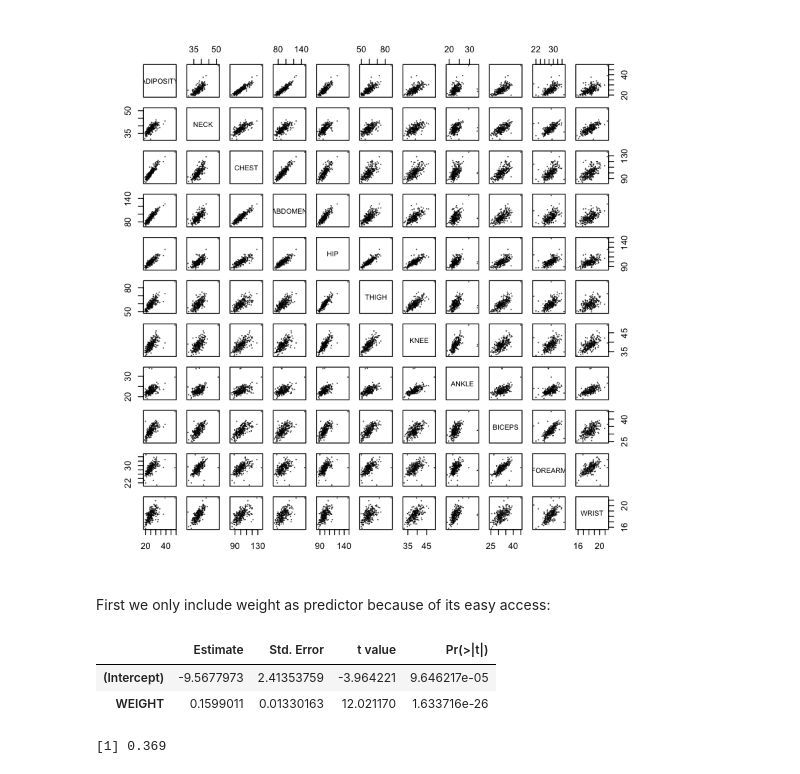
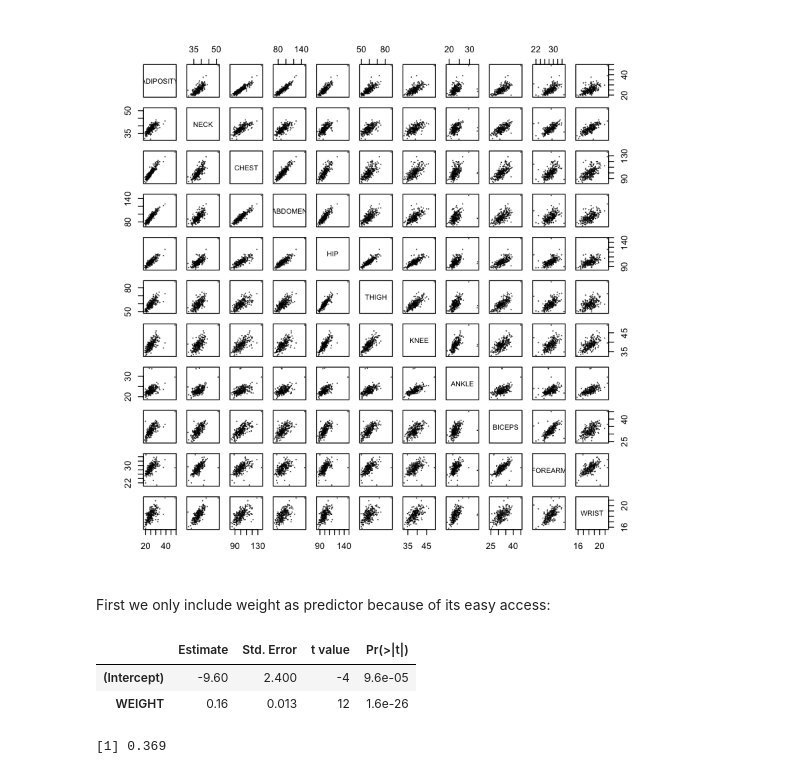
Before and after one commit to NingShen1997/Bodyfat_Project, a Jupyter notebook: Codes/BodyfatCalculatorDevelopment_Detailed.ipynb, the cells around one changed output. Cells and saved outputs as stored; diff of their text form; code cells hidden in the pictures.

```diff
--- a/Codes/BodyfatCalculatorDevelopment_Detailed.ipynb
+++ b/Codes/BodyfatCalculatorDevelopment_Detailed.ipynb
@@ -144,12 +144,12 @@ pairs(Dat.sub[,7:17],cex = 0.1)
 # %% [markdown]
 First we only include weight as predictor because of its easy access:
 # %%
-model0 = lm(BODYFAT~WEIGHT, data = Dat.sub) ###
-summary(model0)$coef
+model0 = lm(BODYFAT~WEIGHT, data = Dat.sub)
+signif(summary(model0)$coef,2)
 # %% [output]
 |  | Estimate | Std. Error | t value | Pr(>|t|) |
-| (Intercept) | -9.5677973 | 2.41353759 | -3.964221 | 9.646217e-05 |
-| WEIGHT | 0.1599011 | 0.01330163 | 12.021170 | 1.633716e-26 |
+| (Intercept) | -9.60 | 2.400 | -4 | 9.6e-05 |
+| WEIGHT | 0.16 | 0.013 | 12 | 1.6e-26 |
 # %%
 round(summary(model0)$r.squared,3) ### R^2 of this simplest model, a bit low
 # %% [output]
```
Also changed, not shown: parts of 1 cell of this notebook, 1 other file.
